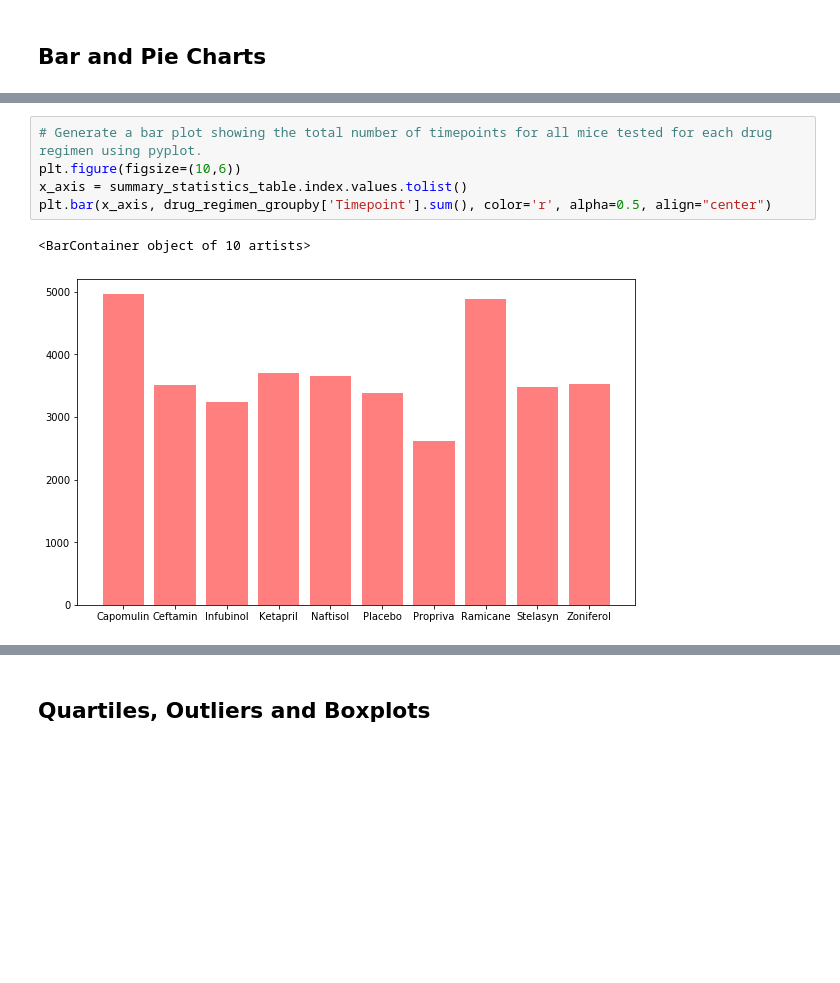
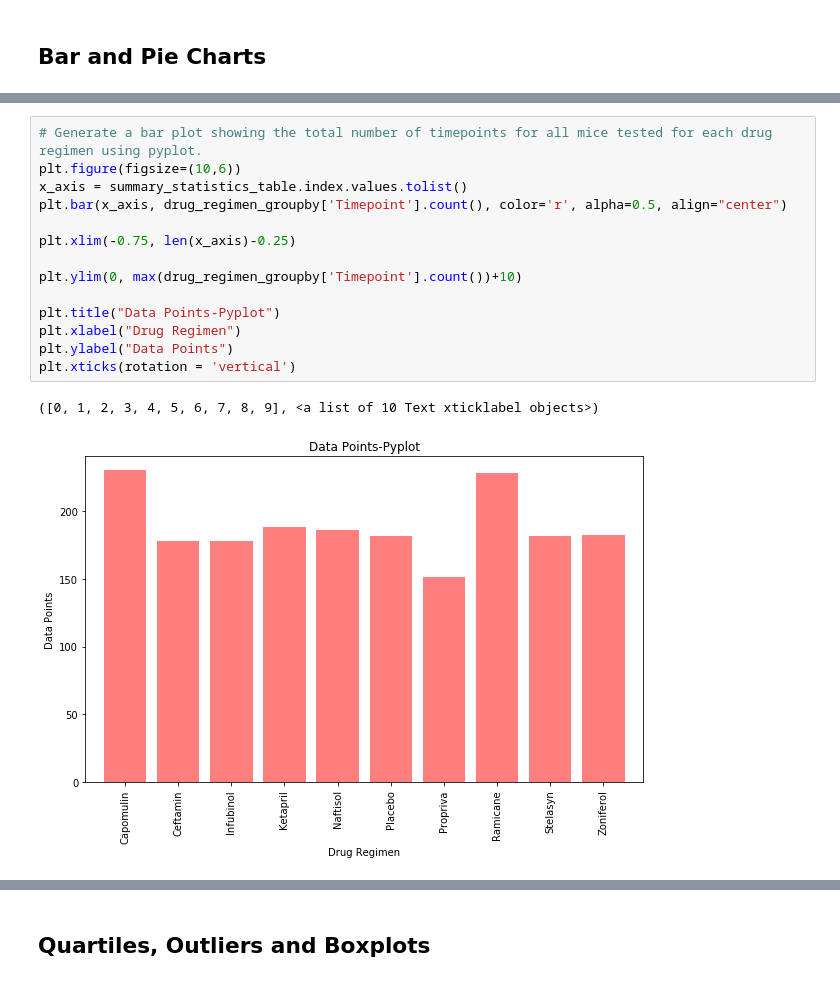
Before and after one commit to 22OVERSooN/Matplotlib_challenge, a Jupyter notebook: pymaceuticals_starter.ipynb, the cells around one changed output, grey strips where cells are left out. Drawn from its saved outputs; the diff is of its cells as text; blank space fills up the shorter version.

```diff
--- a/pymaceuticals_starter.ipynb
+++ b/pymaceuticals_starter.ipynb
@@ -160,11 +166,20 @@ drug_regimen_groupby['Timepoint'].sum().plot(kind="bar", figsize=(10,5))
 # %%
 # Generate a bar plot showing the total number of timepoints for all mice tested for each drug regimen using pyplot.
 plt.figure(figsize=(10,6))
 x_axis = summary_statistics_table.index.values.tolist()
-plt.bar(x_axis, drug_regimen_groupby['Timepoint'].sum(), color='r', alpha=0.5, align="center")
+plt.bar(x_axis, drug_regimen_groupby['Timepoint'].count(), color='r', alpha=0.5, align="center")
+
+plt.xlim(-0.75, len(x_axis)-0.25)
+
+plt.ylim(0, max(drug_regimen_groupby['Timepoint'].count())+10)
+
+plt.title("Data Points-Pyplot")
+plt.xlabel("Drug Regimen")
+plt.ylabel("Data Points")
+plt.xticks(rotation = 'vertical')
 # %% [output]
-<BarContainer object of 10 artists>
+([0, 1, 2, 3, 4, 5, 6, 7, 8, 9], <a list of 10 Text xticklabel objects>)
-[figure, old version]
+[figure, new version]
 # %%
 # Generate a pie plot showing the distribution of female versus male mice using Pandas
 gender_groupby = clean_dataset.groupby('Sex')
```
Also changed, not shown: parts of 11 cells of this notebook.
